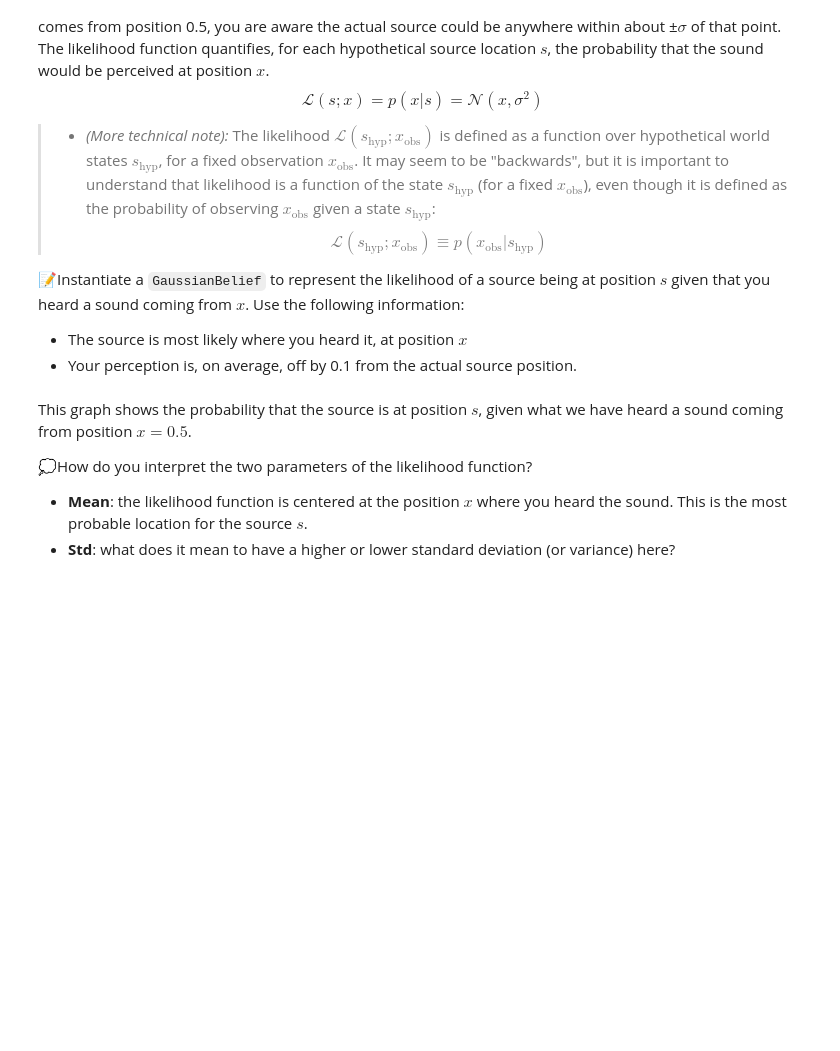
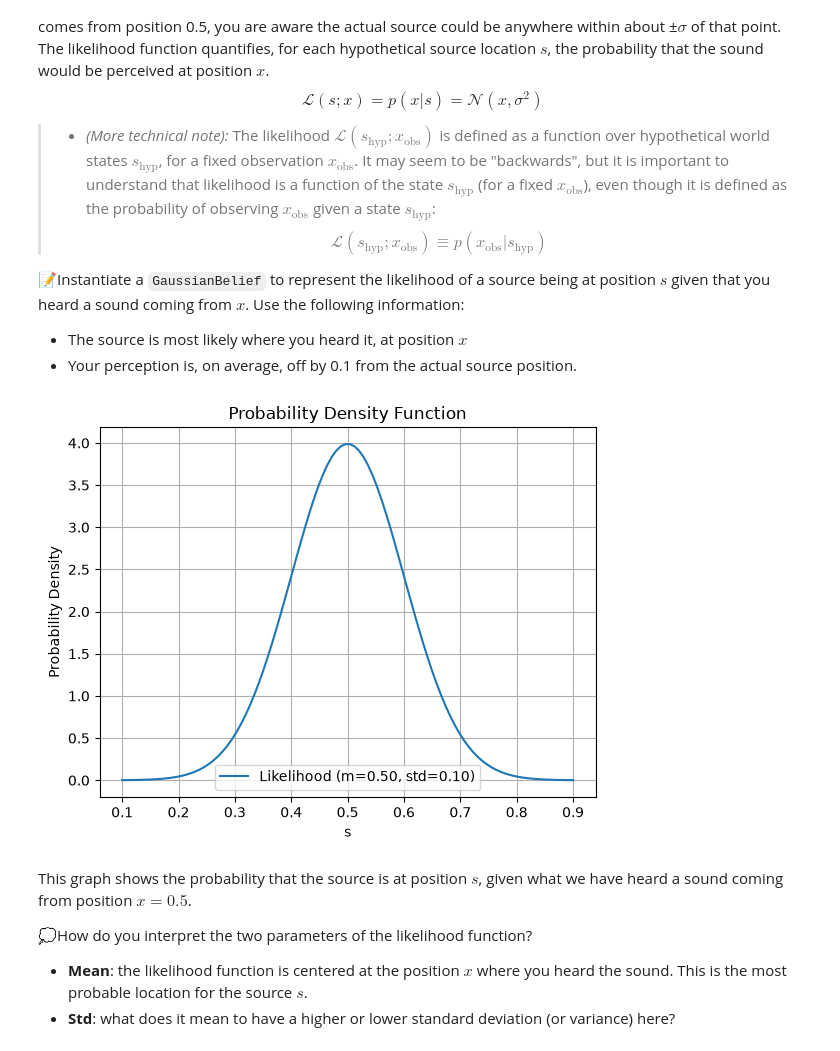
Before and after one commit to easiryne/cognitive-modeling-lab, a Jupyter notebook: TD_9/td9_notebook.ipynb, the cells around one changed output. Saved outputs shown, nothing was run; the diff lists cells and outputs as text; code cells hidden in the pictures; blank space fills up the shorter version.

```diff
--- a/TD_9/td9_notebook.ipynb
+++ b/TD_9/td9_notebook.ipynb
@@ -350,7 +361,7 @@ Now you hear a sound that seems to come from position $0.5$.
 
 📝 Set the value of the observation $x$.
 # %%
-x = ...
+x = 0.5
 # %% [markdown]
 ### Likelihood
 However, you know that your perceptual system is imprecise. Even though your best guess is that the sound comes from position 0.5, you are aware the actual source could be anywhere within about ±$\sigma$ of that point. The likelihood function quantifies, for each hypothetical source location $s$, the probability that the sound would be perceived at position $x$.
@@ -363,8 +374,10 @@ $$
 - The source is most likely where you heard it, at position $x$
 - Your perception is, on average, off by 0.1 from the actual source position.
 # %%
-likelihood = ...
+likelihood = GaussianBelief(mean=x, std=0.1, name="Likelihood")
 likelihood.plot()
+# %% [output]
+[figure, added]
 # %% [markdown]
 This graph shows the probability that the source is at position $s$, given what we have heard a sound coming from position $x=0.5$.
 
```
Also changed, not shown: parts of 10 cells of this notebook.
